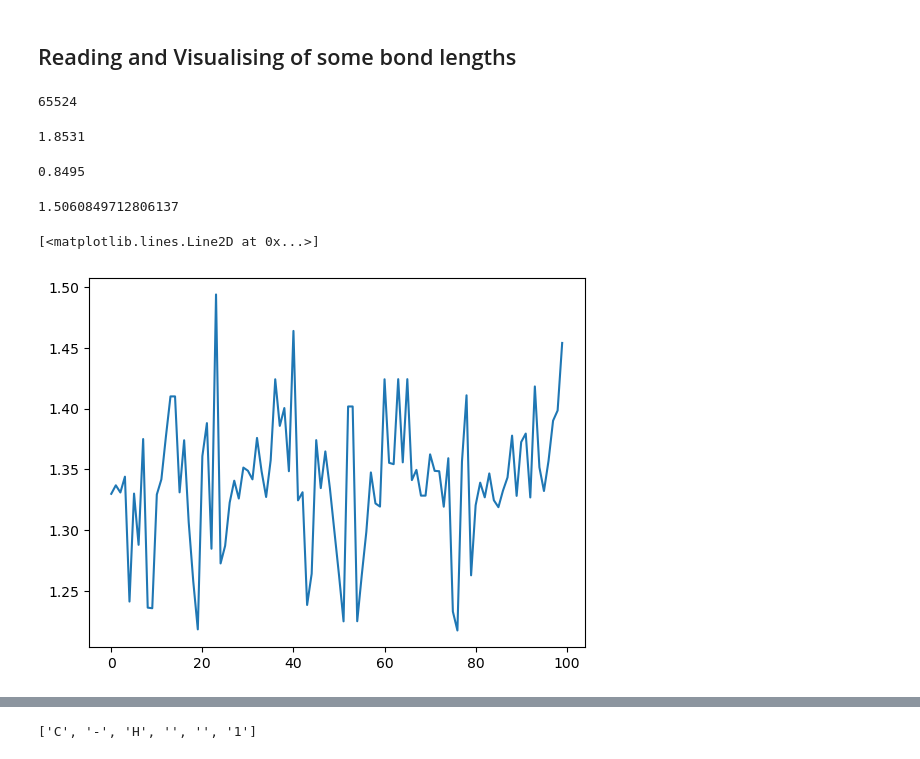
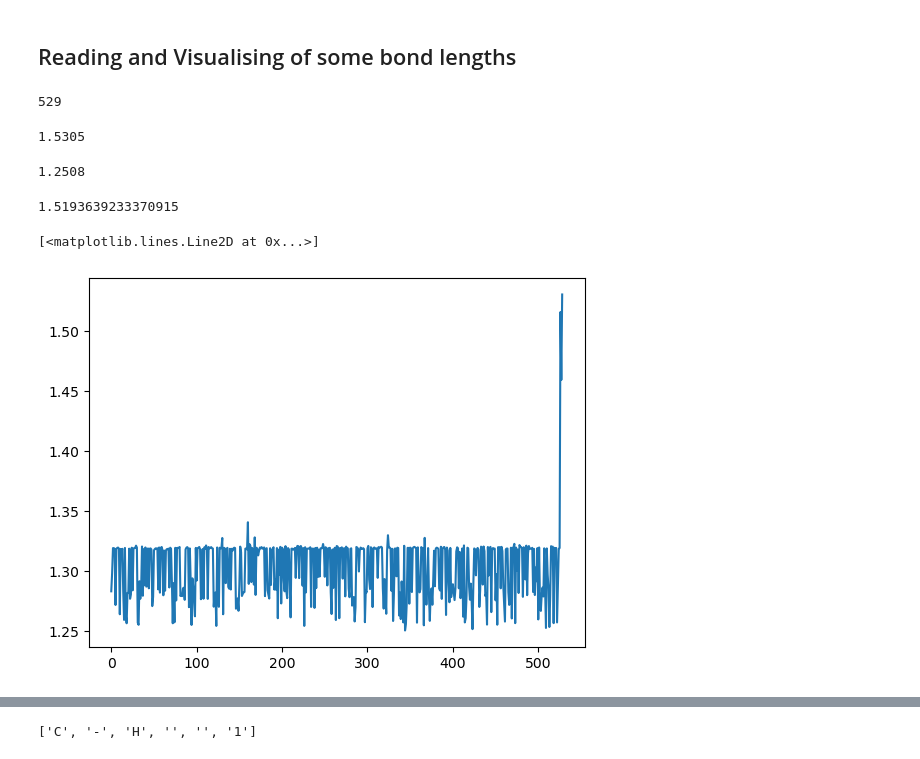
Before and after one commit to ghutchis/boptimol, a Jupyter notebook: Active Learning/Predicting Bond Length.ipynb, the cells around one changed output, grey strips where cells are left out. Drawn from its saved outputs; the diff is of its cells as text; code cells hidden in the pictures.

```diff
--- a/Active Learning/Predicting Bond Length.ipynb
+++ b/Active Learning/Predicting Bond Length.ipynb
@@ -16,29 +17,29 @@ from openbabel import openbabel as ob
 # %%
 bond_lengths={}
 
-with open("cod-crest_bond_lengths.pkl", "rb") as f:
+with open("cod-crest_bond_lengths_.pkl", "rb") as f:
     compressed_pickle = f.read()
 
 #depressed_pickle = blosc.decompress(compressed_pickle)
 bond_lengths.update(pickle.loads(compressed_pickle))
 # %%
-len(bond_lengths['C - C , 2'])
+len(bond_lengths['C - C , 2.0'])
 # %% [output]
-65524
+529
 # %%
-max(bond_lengths['C - C , 2'])
+max(bond_lengths['C - C , 2.0'][:,0])
 # %% [output]
-1.8531
+1.5305
 # %%
-min(bond_lengths['C - C , 2'])
+min(bond_lengths['C - C , 2.0'][:,0])
 # %% [output]
-0.8495
+1.2508
 # %%
-np.mean(bond_lengths['C - C , 1'])
+np.mean(bond_lengths['C - C , 1.0'][:,0])
 # %% [output]
-1.5060849712806137
+1.5193639233370915
 # %%
-plt.plot(bond_lengths['C - C , 2'][0:100])
+plt.plot(np.array(bond_lengths['C - C , 2.0'])[:,0])
 # %% [output]
 [<matplotlib.lines.Line2D at 0x...>]
-[figure, old version]
+[figure, new version]
```
Also changed, not shown: parts of 28 cells of this notebook.
